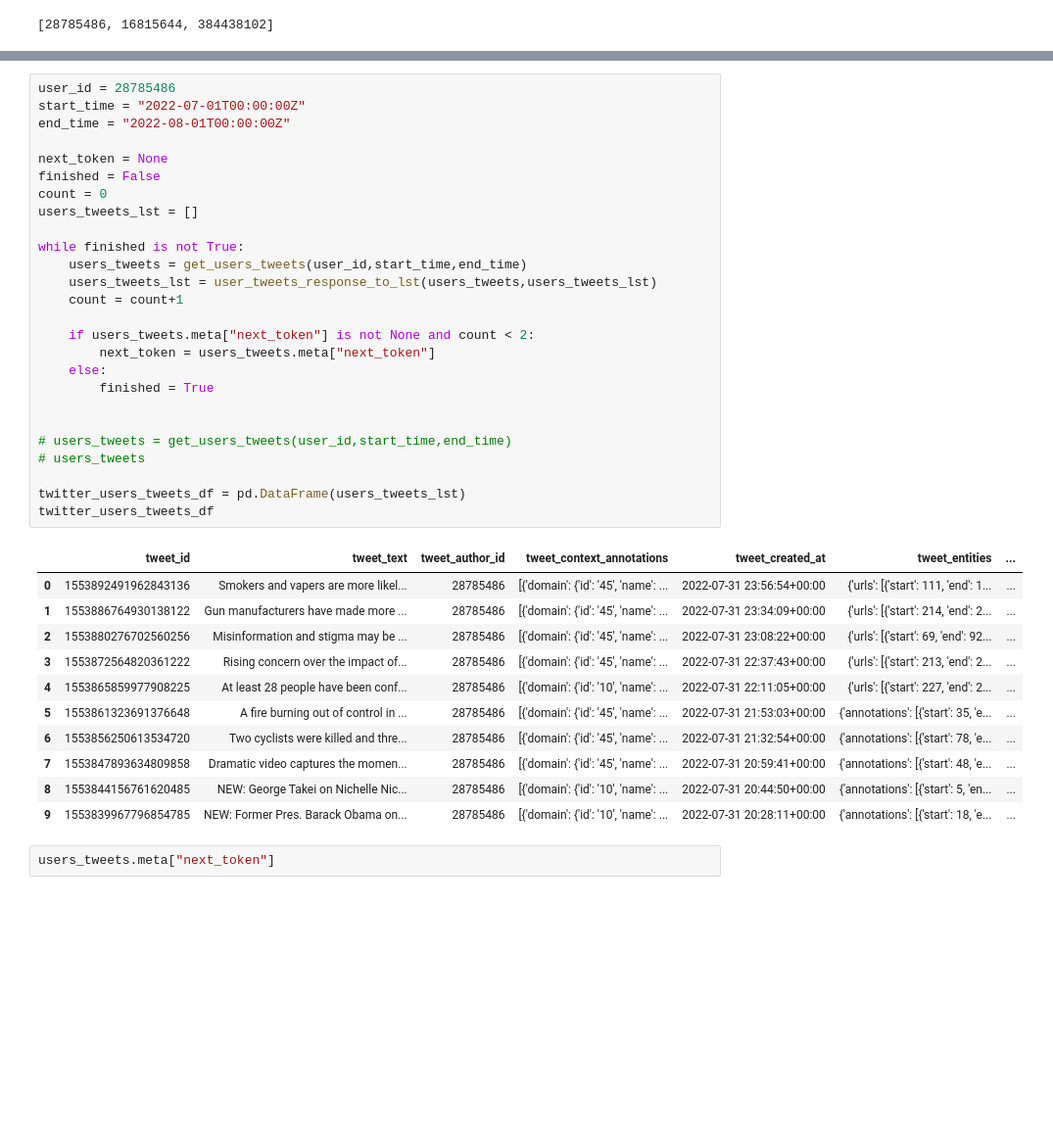
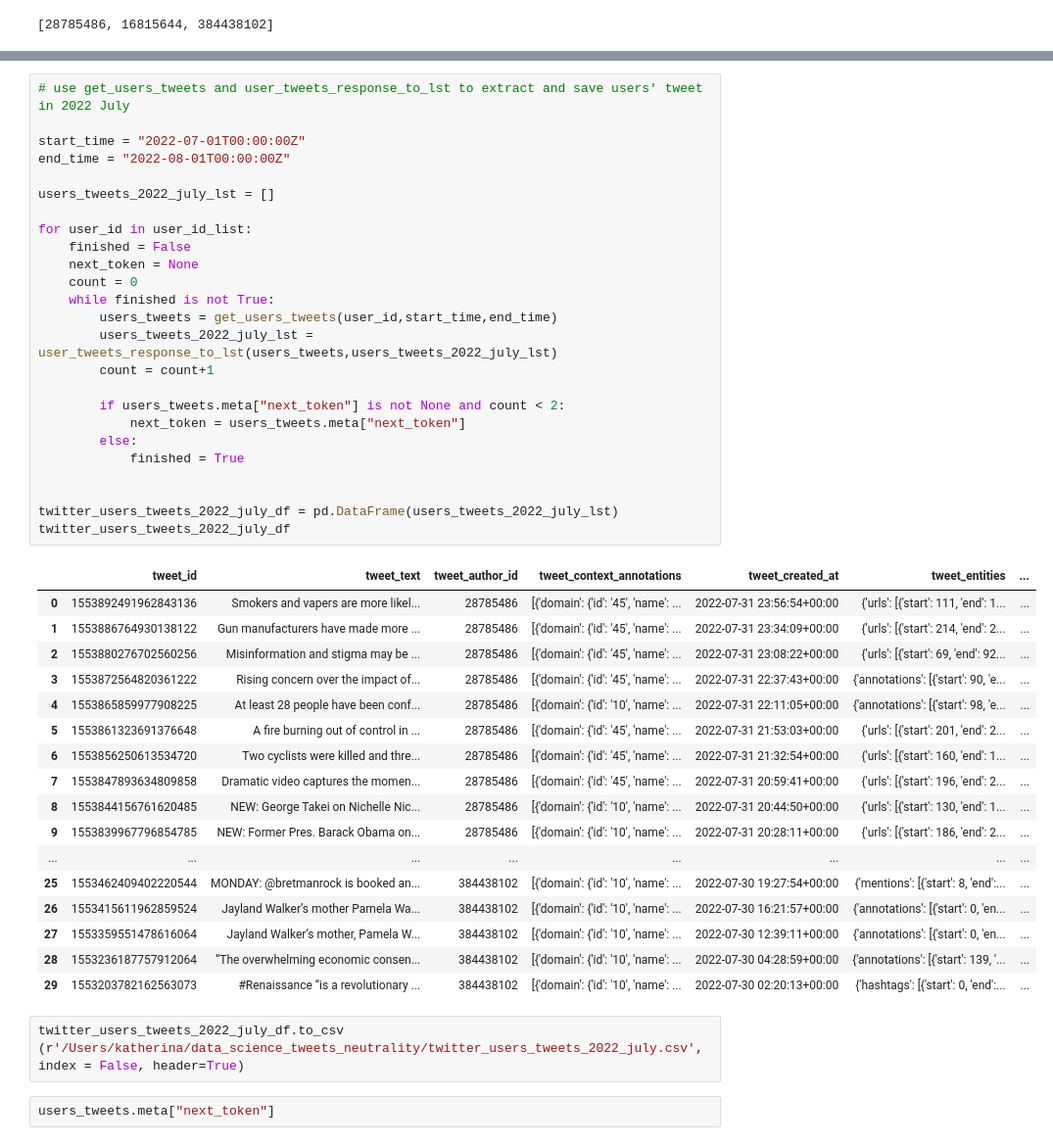
Before and after one commit to katherineskc/data_science_tweets_neutrality, a Jupyter notebook: collect_data.ipynb, the cells around one changed output, grey strips where cells are left out. Shown at 98% size. Saved outputs shown, nothing was run; the diff lists cells and outputs as text; blank space fills up the shorter version.

Commit message:
user_id loop to get tweets for user_id in the list

```diff
--- a/collect_data.ipynb
+++ b/collect_data.ipynb
@@ -176,43 +176,50 @@ def user_tweets_response_to_lst(users_tweets,users_tweets_lst):
         users_tweets_lst.append(users_tweets_details)
     return users_tweets_lst
 # %%
-user_id = 28785486
+# use get_users_tweets and user_tweets_response_to_lst to extract and save users' tweet in 2022 July
+
 start_time = "2022-07-01T00:00:00Z"
 end_time = "2022-08-01T00:00:00Z"
 
-next_token = None
-finished = False
-count = 0
-users_tweets_lst = []
+users_tweets_2022_july_lst = []
 
-while finished is not True:
-    users_tweets = get_users_tweets(user_id,start_time,end_time)
-    users_tweets_lst = user_tweets_response_to_lst(users_tweets,users_tweets_lst)
-    count = count+1
+for user_id in user_id_list:
+    finished = False
+    next_token = None
+    count = 0
+    while finished is not True:
+        users_tweets = get_users_tweets(user_id,start_time,end_time)
+        users_tweets_2022_july_lst = user_tweets_response_to_lst(users_tweets,users_tweets_2022_july_lst)
+        count = count+1
 
-    if users_tweets.meta["next_token"] is not None and count < 2:
-        next_token = users_tweets.meta["next_token"]
-    else:
-        finished = True
+        if users_tweets.meta["next_token"] is not None and count < 2:
+            next_token = users_tweets.meta["next_token"]
+        else:
+            finished = True
 
 
-# users_tweets = get_users_tweets(user_id,start_time,end_time)
-# users_tweets
-
-twitter_users_tweets_df = pd.DataFrame(users_tweets_lst)
-twitter_users_tweets_df
+twitter_users_tweets_2022_july_df = pd.DataFrame(users_tweets_2022_july_lst)
+twitter_users_tweets_2022_july_df
 # %% [output]
 |  | tweet_id | tweet_text | tweet_author_id | tweet_context_annotations | tweet_created_at | tweet_entities | ... |
 | 0 | 1553892491962843136 | Smokers and vapers are more likel... | 28785486 | [{'domain': {'id': '45', 'name': ... | 2022-07-31 23:56:54+00:00 | {'urls': [{'start': 111, 'end': 1... | ... |
 | 1 | 1553886764930138122 | Gun manufacturers have made more ... | 28785486 | [{'domain': {'id': '45', 'name': ... | 2022-07-31 23:34:09+00:00 | {'urls': [{'start': 214, 'end': 2... | ... |
 | 2 | 1553880276702560256 | Misinformation and stigma may be ... | 28785486 | [{'domain': {'id': '45', 'name': ... | 2022-07-31 23:08:22+00:00 | {'urls': [{'start': 69, 'end': 92... | ... |
-| 3 | 1553872564820361222 | Rising concern over the impact of... | 28785486 | [{'domain': {'id': '45', 'name': ... | 2022-07-31 22:37:43+00:00 | {'urls': [{'start': 213, 'end': 2... | ... |
-| 4 | 1553865859977908225 | At least 28 people have been conf... | 28785486 | [{'domain': {'id': '10', 'name': ... | 2022-07-31 22:11:05+00:00 | {'urls': [{'start': 227, 'end': 2... | ... |
-| 5 | 1553861323691376648 | A fire burning out of control in ... | 28785486 | [{'domain': {'id': '45', 'name': ... | 2022-07-31 21:53:03+00:00 | {'annotations': [{'start': 35, 'e... | ... |
-| 6 | 1553856250613534720 | Two cyclists were killed and thre... | 28785486 | [{'domain': {'id': '45', 'name': ... | 2022-07-31 21:32:54+00:00 | {'annotations': [{'start': 78, 'e... | ... |
-| 7 | 1553847893634809858 | Dramatic video captures the momen... | 28785486 | [{'domain': {'id': '45', 'name': ... | 2022-07-31 20:59:41+00:00 | {'annotations': [{'start': 48, 'e... | ... |
-| 8 | 1553844156761620485 | NEW: George Takei on Nichelle Nic... | 28785486 | [{'domain': {'id': '10', 'name': ... | 2022-07-31 20:44:50+00:00 | {'annotations': [{'start': 5, 'en... | ... |
-| 9 | 1553839967796854785 | NEW: Former Pres. Barack Obama on... | 28785486 | [{'domain': {'id': '10', 'name': ... | 2022-07-31 20:28:11+00:00 | {'annotations': [{'start': 18, 'e... | ... |
+| 3 | 1553872564820361222 | Rising concern over the impact of... | 28785486 | [{'domain': {'id': '45', 'name': ... | 2022-07-31 22:37:43+00:00 | {'annotations': [{'start': 90, 'e... | ... |
+| 4 | 1553865859977908225 | At least 28 people have been conf... | 28785486 | [{'domain': {'id': '10', 'name': ... | 2022-07-31 22:11:05+00:00 | {'annotations': [{'start': 98, 'e... | ... |
+| 5 | 1553861323691376648 | A fire burning out of control in ... | 28785486 | [{'domain': {'id': '45', 'name': ... | 2022-07-31 21:53:03+00:00 | {'urls': [{'start': 201, 'end': 2... | ... |
+| 6 | 1553856250613534720 | Two cyclists were killed and thre... | 28785486 | [{'domain': {'id': '45', 'name': ... | 2022-07-31 21:32:54+00:00 | {'urls': [{'start': 160, 'end': 1... | ... |
+| 7 | 1553847893634809858 | Dramatic video captures the momen... | 28785486 | [{'domain': {'id': '45', 'name': ... | 2022-07-31 20:59:41+00:00 | {'urls': [{'start': 196, 'end': 2... | ... |
+| 8 | 1553844156761620485 | NEW: George Takei on Nichelle Nic... | 28785486 | [{'domain': {'id': '10', 'name': ... | 2022-07-31 20:44:50+00:00 | {'urls': [{'start': 130, 'end': 1... | ... |
+| 9 | 1553839967796854785 | NEW: Former Pres. Barack Obama on... | 28785486 | [{'domain': {'id': '10', 'name': ... | 2022-07-31 20:28:11+00:00 | {'urls': [{'start': 186, 'end': 2... | ... |
+| ... | ... | ... | ... | ... | ... | ... | ... |
+| 25 | 1553462409402220544 | MONDAY: @bretmanrock is booked an... | 384438102 | [{'domain': {'id': '10', 'name': ... | 2022-07-30 19:27:54+00:00 | {'mentions': [{'start': 8, 'end':... | ... |
+| 26 | 1553415611962859524 | Jayland Walker’s mother Pamela Wa... | 384438102 | [{'domain': {'id': '10', 'name': ... | 2022-07-30 16:21:57+00:00 | {'annotations': [{'start': 0, 'en... | ... |
+| 27 | 1553359551478616064 | Jayland Walker’s mother, Pamela W... | 384438102 | [{'domain': {'id': '10', 'name': ... | 2022-07-30 12:39:11+00:00 | {'annotations': [{'start': 0, 'en... | ... |
+| 28 | 1553236187757912064 | “The overwhelming economic consen... | 384438102 | [{'domain': {'id': '10', 'name': ... | 2022-07-30 04:28:59+00:00 | {'annotations': [{'start': 139, '... | ... |
+| 29 | 1553203782162563073 | #Renaissance “is a revolutionary ... | 384438102 | [{'domain': {'id': '10', 'name': ... | 2022-07-30 02:20:13+00:00 | {'hashtags': [{'start': 0, 'end':... | ... |
+# %%
+twitter_users_tweets_2022_july_df.to_csv (r'/Users/katherina/data_science_tweets_neutrality/twitter_users_tweets_2022_july.csv', index = False, header=True)
 # %%
 users_tweets.meta["next_token"]
 # %% [output]
```
Also changed, not shown: parts of 1 cell of this notebook.
